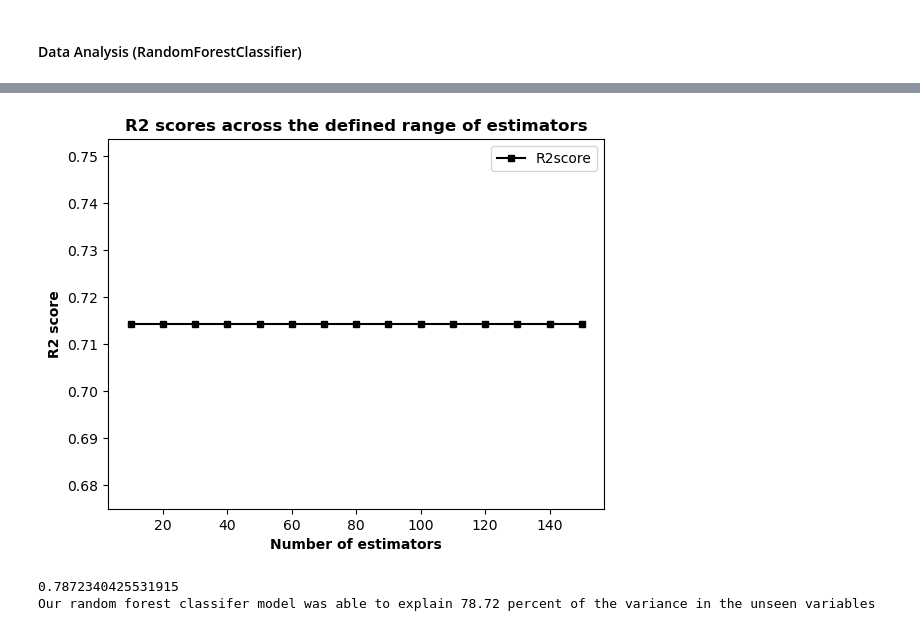
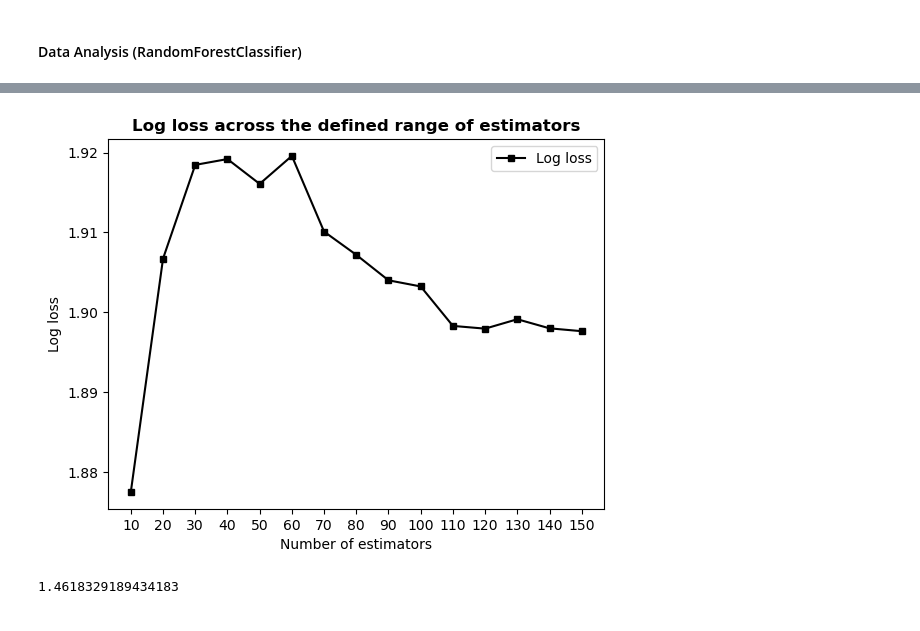
Before and after one commit to Prience91/Crop-and-Fertilizer-Choices, a Jupyter notebook: Forest_Manure.ipynb, the cells around one changed output, grey strips where cells are left out. Saved outputs shown, nothing was run; the diff lists cells and outputs as text; code cells hidden in the pictures.

```diff
--- a/Forest_Manure.ipynb
+++ b/Forest_Manure.ipynb
@@ -539,7 +539,7 @@ x_data = Manure_choice.iloc[:, 0:5]
 y_data = Manure_choice["Manure Choice"]
 
 from sklearn.model_selection import train_test_split
-x_train_eval, x_test, y_train_eval, y_test = train_test_split(x_data, y_data, test_size = 0.40, random_state = 1, stratify = y_data)
-x_train, x_eval, y_train, y_eval = train_test_split(x_train_eval, y_train_eval, test_size = 0.40, random_state = 1)
+x_train_eval, x_test, y_train_eval, y_test = train_test_split(x_data, y_data, test_size = 0.30, random_state = 1, stratify = y_data)
+x_train, x_eval, y_train, y_eval = train_test_split(x_train_eval, y_train_eval, test_size = 0.30, random_state = 1)
 print(x_train.shape[0], x_eval.shape[0], x_test.shape[0], y_train.shape[0], y_eval.shape[0], y_test.shape[0])
 # %% [output]
@@ -646,6 +666,7 @@ import numpy as np
 maxfeatures = int(np.sqrt(encoded_x_train_df.shape[1]))
 
 from sklearn.ensemble import RandomForestClassifier
+from sklearn.metrics import log_loss
 Estimated = []
 estimators = np.arange(10,160,10)
 for estimates in estimators:
@@ -654,9 +675,9 @@ for estimates in estimators:
                                 max_depth=None,
                                 random_state=0)
     rf.fit(encoded_x_train_df, encoded_y_train_df)
-    Eval_score = rf.score(encoded_x_eval_df, encoded_y_eval_df)
+    encoded_y_eval_df_proba_hat = rf.predict_proba(encoded_x_eval_df)
+    Eval_score = log_loss(encoded_y_eval_df, encoded_y_eval_df_proba_hat)
     Estimated.append(Eval_score)
-print(maxfeatures)
+print(f"{maxfeatures} features are allowed per random tree in our model")
 print(Estimated)
-print(f"The R2score is {round((Estimated[1]*100), 2)} percent across all estimators")
 # %% [output]
@@ -666,36 +705,36 @@ The R2score is 71.43 percent across all estimators
 # %%
 #Now graphing the scores across all estimators
 import matplotlib as mpl
 import matplotlib.pyplot as plt
 
 fig, ax = plt.subplots()
 ax.plot(estimators,
         Estimated,
         marker = "s",
         markersize = 5,
         color = "black",
-        label = "R2score")
-ax.set_title("R2 scores across the defined range of estimators",
+        label = "Log loss")
+ax.set_title("Log loss across the defined range of estimators",
              fontweight = "bold")
-ax.set_xlabel("Number of estimators",
-              fontweight = "bold")
-ax.set_ylabel("R2 score",
-              fontweight = "bold")
+ax.set_xlabel("Number of estimators")
+ax.set_xticks(np.arange(10, 160, 10))
+ax.set_ylabel("Log loss")
 ax.legend()
 plt.show()
 # %% [output]
-[figure, old version]
+[figure, new version]
 # %%
-#Now testing the predictiability of the classifier model in unseen test data
+#Now testing the predictiability of the classifier model in unseen test data with estimators that scored lowest log_loss
 from sklearn.ensemble import RandomForestClassifier
-rf = RandomForestClassifier(n_estimators=150,
+from sklearn.metrics import log_loss
+
+rf = RandomForestClassifier(n_estimators=10,
                             max_features=maxfeatures,
                             max_depth=None,
                             random_state = 0)
 rf.fit(encoded_x_train_df, encoded_y_train_df)
-score = rf.score(encoded_x_test_df, encoded_y_test_df)
+encoded_y_test_df_proba_hat = rf.predict_proba(encoded_x_test_df)
+score = log_loss(encoded_y_test_df, encoded_y_test_df_proba_hat)
 print(score)
-print(f"Our random forest classifer model was able to explain {round((score*100), 2)} percent of the variance in the unseen variables")
 # %% [output]
-0.7872340425531915
-Our random forest classifer model was able to explain 78.72 percent of the variance in the unseen variables
+1.4618329189434183
```
Also changed, not shown: parts of 15 cells of this notebook, 2 other files.
